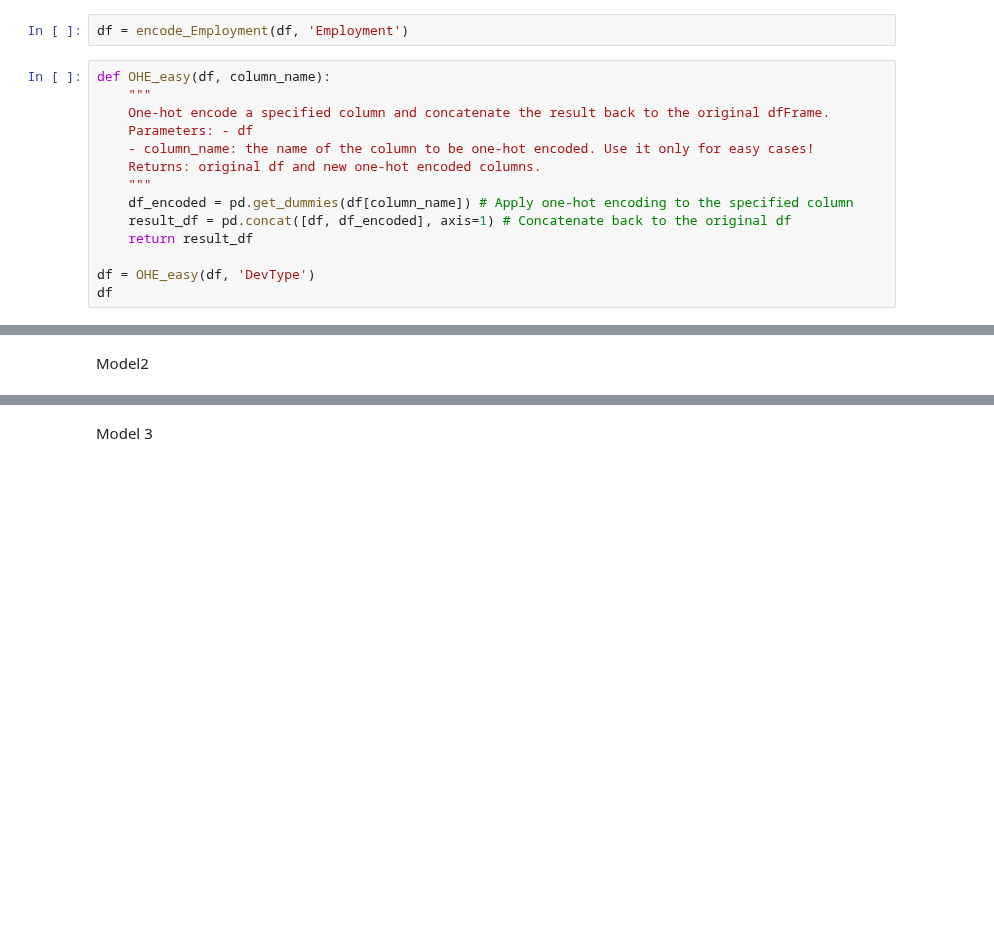
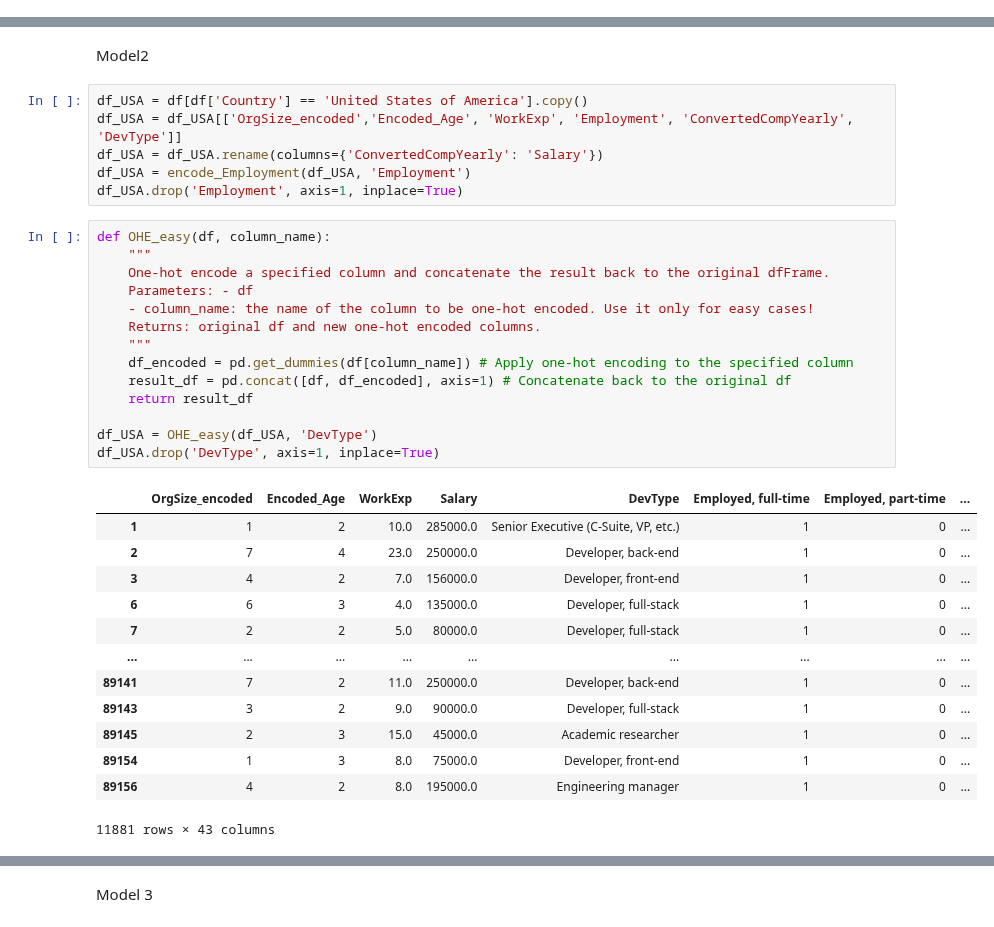
Before and after one commit to novik2713/data-circle-team-C, a Jupyter notebook: EDA.ipynb, the cells around one changed output, grey strips where cells are left out. Cells and saved outputs as stored; diff of their text form; blank space fills up the shorter version.

```diff
--- a/EDA.ipynb
+++ b/EDA.ipynb
@@ -691,17 +693 @@ df_USA = df_USA[['OrgSize_encoded','Encoded_Age', 'WorkExp', "Employed, full-tim
 df_USA = df_USA.rename(columns={'ConvertedCompYearly': 'Salary'})
-# %%
-df = encode_Employment(df, 'Employment')
-# %%
-def OHE_easy(df, column_name):
-    """
-    One-hot encode a specified column and concatenate the result back to the original dfFrame.
-    Parameters: - df
-    - column_name: the name of the column to be one-hot encoded. Use it only for easy cases!
-    Returns: original df and new one-hot encoded columns.
-    """
-    df_encoded = pd.get_dummies(df[column_name]) # Apply one-hot encoding to the specified column
-    result_df = pd.concat([df, df_encoded], axis=1) # Concatenate back to the original df
-    return result_df
-
-df = OHE_easy(df, 'DevType')
-df
@@ -821,2 +849,36 @@ Random Forest Classifier Training Accuracy: 3.0116779348494163
 # %% [markdown]
 Model2
+# %%
+df_USA = df[df['Country'] == 'United States of America'].copy()
+df_USA = df_USA[['OrgSize_encoded','Encoded_Age', 'WorkExp', 'Employment', 'ConvertedCompYearly', 'DevType']]
+df_USA = df_USA.rename(columns={'ConvertedCompYearly': 'Salary'})
+df_USA = encode_Employment(df_USA, 'Employment')
+df_USA.drop('Employment', axis=1, inplace=True)
+# %%
+def OHE_easy(df, column_name):
+    """
+    One-hot encode a specified column and concatenate the result back to the original dfFrame.
+    Parameters: - df
+    - column_name: the name of the column to be one-hot encoded. Use it only for easy cases!
+    Returns: original df and new one-hot encoded columns.
+    """
+    df_encoded = pd.get_dummies(df[column_name]) # Apply one-hot encoding to the specified column
+    result_df = pd.concat([df, df_encoded], axis=1) # Concatenate back to the original df
+    return result_df
+
+df_USA = OHE_easy(df_USA, 'DevType')
+df_USA.drop('DevType', axis=1, inplace=True)
+# %% [output]
+|  | OrgSize_encoded | Encoded_Age | WorkExp | Salary | DevType | Employed, full-time | Employed, part-time | ... |
+| 1 | 1 | 2 | 10.0 | 285000.0 | Senior Executive (C-Suite, VP, etc.) | 1 | 0 | ... |
+| 2 | 7 | 4 | 23.0 | 250000.0 | Developer, back-end | 1 | 0 | ... |
+| 3 | 4 | 2 | 7.0 | 156000.0 | Developer, front-end | 1 | 0 | ... |
+| 6 | 6 | 3 | 4.0 | 135000.0 | Developer, full-stack | 1 | 0 | ... |
+| 7 | 2 | 2 | 5.0 | 80000.0 | Developer, full-stack | 1 | 0 | ... |
+| ... | ... | ... | ... | ... | ... | ... | ... | ... |
+| 89141 | 7 | 2 | 11.0 | 250000.0 | Developer, back-end | 1 | 0 | ... |
+| 89143 | 3 | 2 | 9.0 | 90000.0 | Developer, full-stack | 1 | 0 | ... |
+| 89145 | 2 | 3 | 15.0 | 45000.0 | Academic researcher | 1 | 0 | ... |
+| 89154 | 1 | 3 | 8.0 | 75000.0 | Developer, front-end | 1 | 0 | ... |
+| 89156 | 4 | 2 | 8.0 | 195000.0 | Engineering manager | 1 | 0 | ... |
+11881 rows × 43 columns
```
Also changed, not shown: parts of 18 cells of this notebook.
